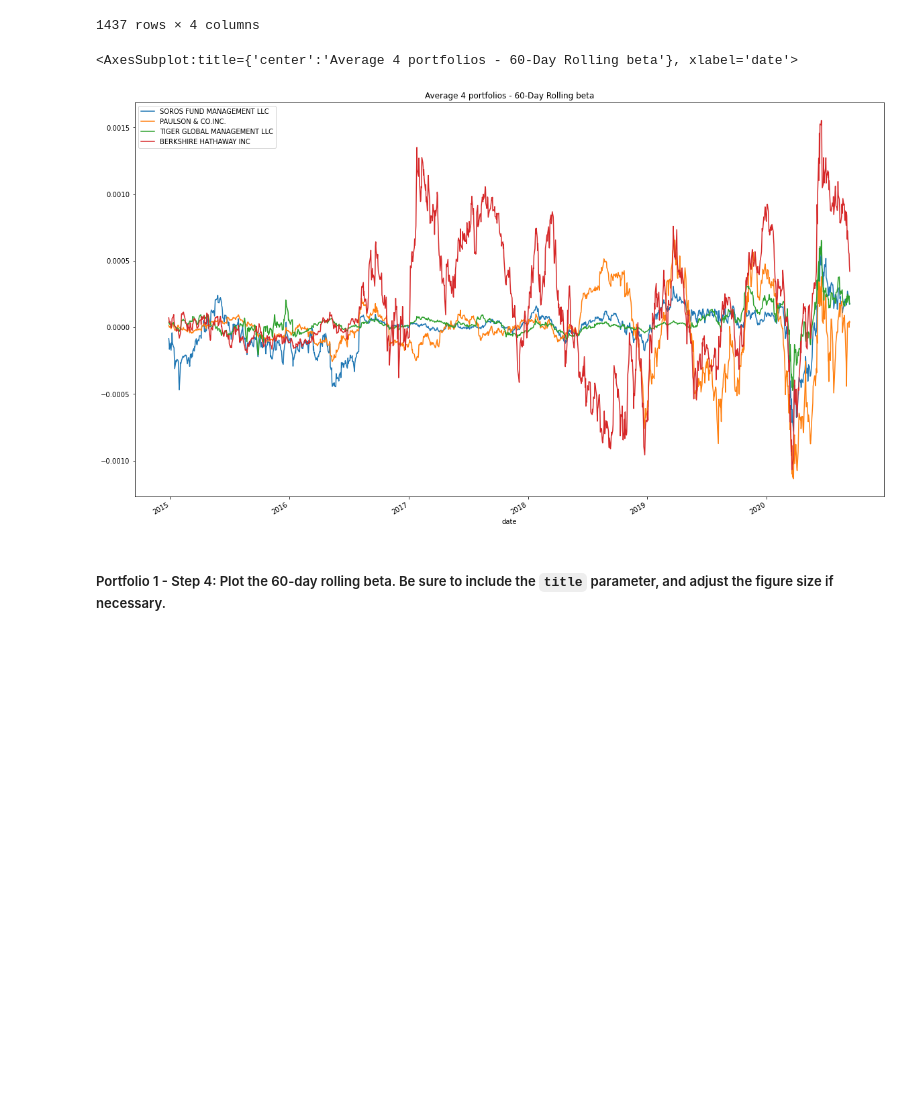
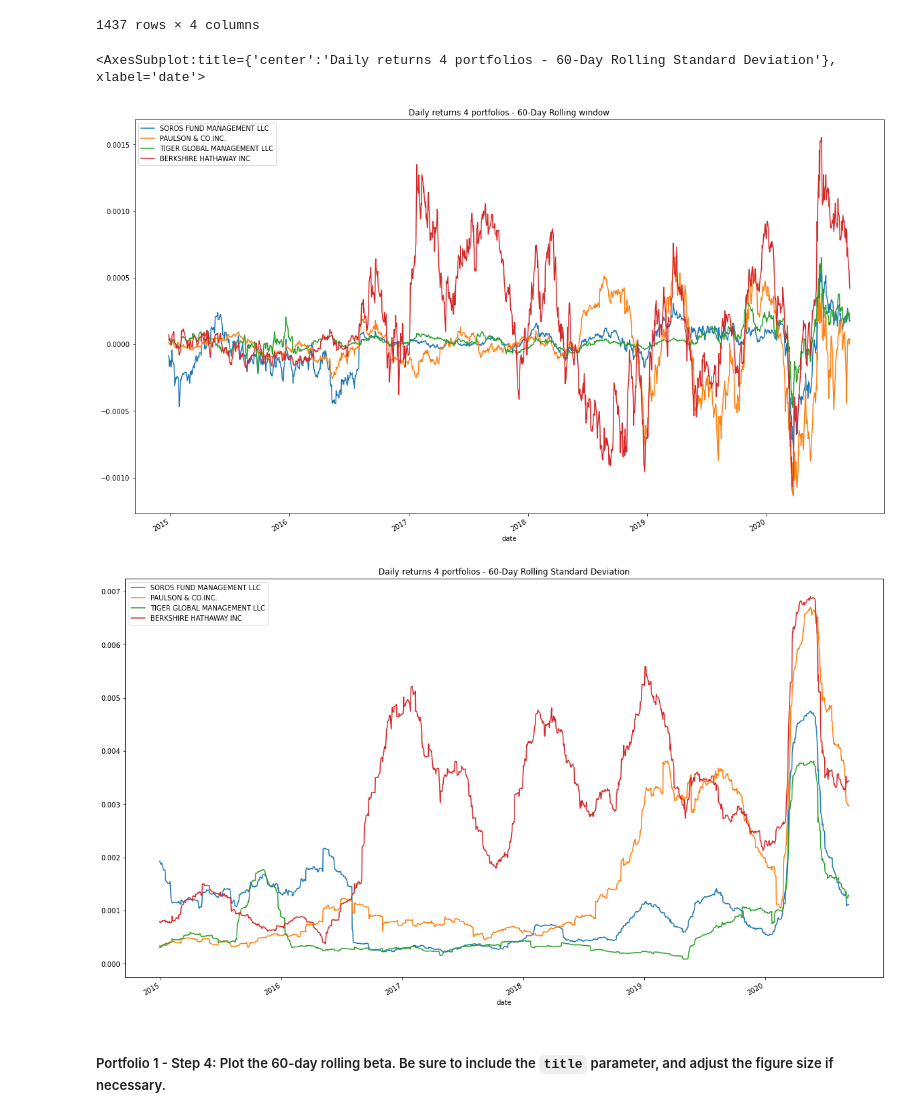
Before and after one commit to EGeorge2021r/Challenge4_Repo, a Jupyter notebook: Starter_Code/risk_return_analysis.ipynb, the cells around one changed output. Drawn from its saved outputs; the diff is of its cells as text; code cells hidden in the pictures; blank space fills up the shorter version.

```diff
--- a/Starter_Code/risk_return_analysis.ipynb
+++ b/Starter_Code/risk_return_analysis.ipynb
@@ -764,15 +764,23 @@ portfolio4_avearge
 | 2020-09-10 | 0.000173 | 4.557253e-05 | 0.000186 | 0.000466 |
 | 2020-09-11 | 0.000177 | 4.006712e-05 | 0.000174 | 0.000420 |
 1437 rows × 4 columns
-# %%
-# Plot a rolling 60-day average of the 4 portfolios
-portfolio4_avearge.plot(
-    figsize=(20, 12),
-    title="Average 4 portfolios - 60-Day Rolling beta"
-)
-# %% [output]
-<AxesSubplot:title={'center':'Average 4 portfolios - 60-Day Rolling beta'}, xlabel='date'>
-[figure, removed]
+# %%
+# Using the daily return data and a 60-day rolling window, plot the rolling standard deviation of just the 4 portfolios.
+# Include a title parameter and adjust the figure size
+portfolio4_avearge.plot(
+    figsize=(20, 12),
+    title="Daily returns 4 portfolios - 60-Day Rolling window"
+)
+
+# Plot a rolling 21-day standard deviation of the 4 portfolios and the S&P 500
+daily_return_4portfolio.rolling(window=60).std().plot(
+    figsize=(20, 12),
+    title="Daily returns 4 portfolios - 60-Day Rolling Standard Deviation"
+)
+# %% [output]
+<AxesSubplot:title={'center':'Daily returns 4 portfolios - 60-Day Rolling Standard Deviation'}, xlabel='date'>
+[figure, added]
+[figure, added]
 # %% [markdown]
 ##### Portfolio 1 - Step 4: Plot the 60-day rolling beta. Be sure to include the `title` parameter, and adjust the figure size if necessary.
 # %%
```
Also changed, not shown: parts of 7 cells of this notebook.
